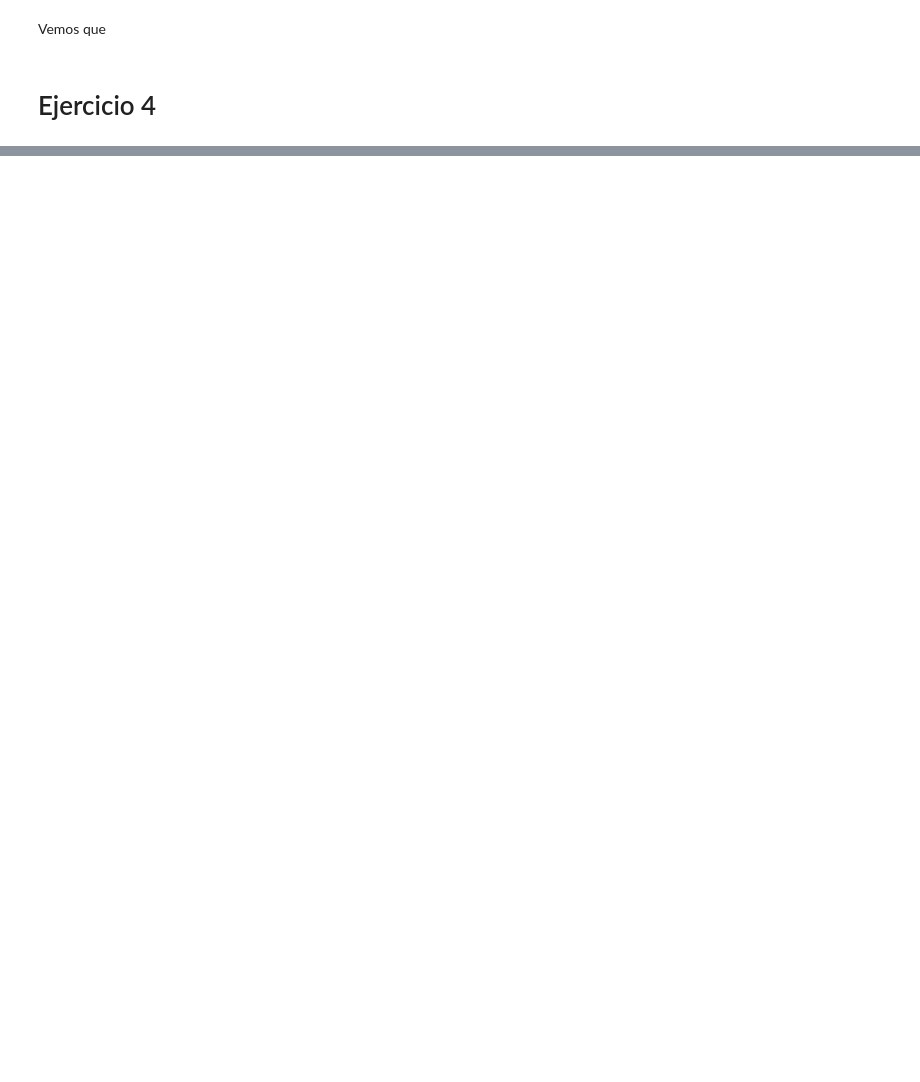
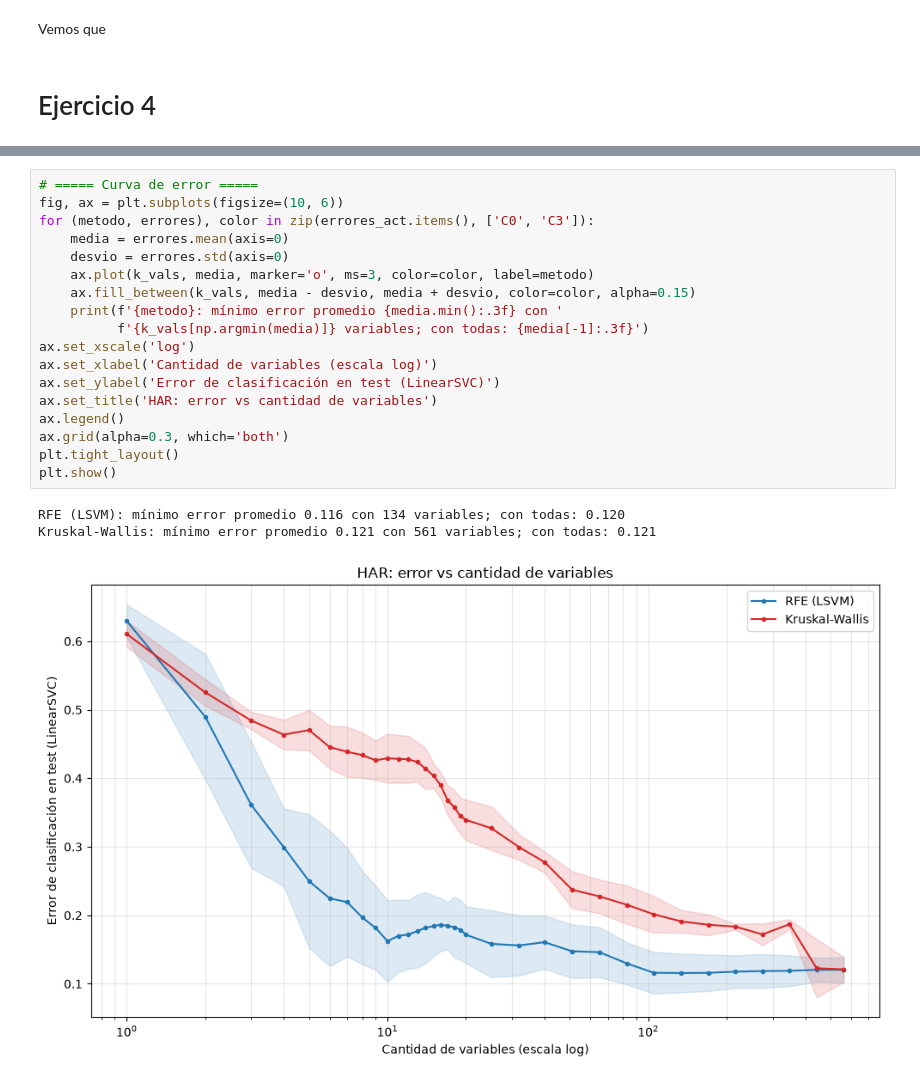
Before and after one commit to BrunoSpoletini/topicosMineriaDeDatos, a Jupyter notebook: tp2/TMD_TP2_Seleccion.ipynb, the cells around one changed output, grey strips where cells are left out. Saved outputs shown, nothing was run; the diff lists cells and outputs as text; blank space fills up the shorter version.

```diff
--- a/tp2/TMD_TP2_Seleccion.ipynb
+++ b/tp2/TMD_TP2_Seleccion.ipynb
@@ -694,0 +875,22 @@ Vemos que
+# %%
+# ===== Curva de error =====
+fig, ax = plt.subplots(figsize=(10, 6))
+for (metodo, errores), color in zip(errores_act.items(), ['C0', 'C3']):
+    media = errores.mean(axis=0)
+    desvio = errores.std(axis=0)
+    ax.plot(k_vals, media, marker='o', ms=3, color=color, label=metodo)
+    ax.fill_between(k_vals, media - desvio, media + desvio, color=color, alpha=0.15)
+    print(f'{metodo}: mínimo error promedio {media.min():.3f} con '
+          f'{k_vals[np.argmin(media)]} variables; con todas: {media[-1]:.3f}')
+ax.set_xscale('log')
+ax.set_xlabel('Cantidad de variables (escala log)')
+ax.set_ylabel('Error de clasificación en test (LinearSVC)')
+ax.set_title('HAR: error vs cantidad de variables')
+ax.legend()
+ax.grid(alpha=0.3, which='both')
+plt.tight_layout()
+plt.show()
+# %% [output]
+RFE (LSVM): mínimo error promedio 0.116 con 134 variables; con todas: 0.120
+Kruskal-Wallis: mínimo error promedio 0.121 con 561 variables; con todas: 0.121
+[figure, added]
```
Also changed, not shown: parts of 7 cells of this notebook, 1 other file.
